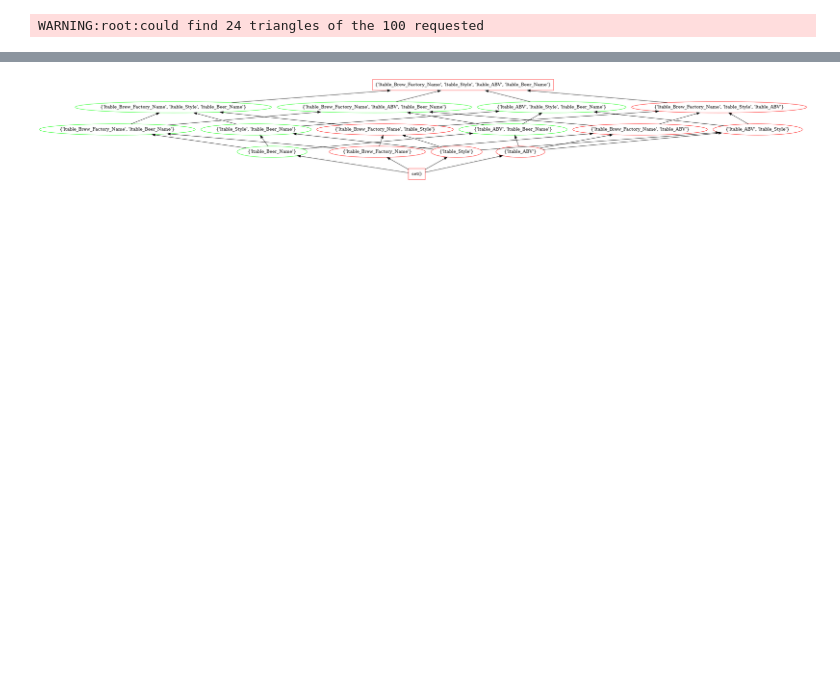
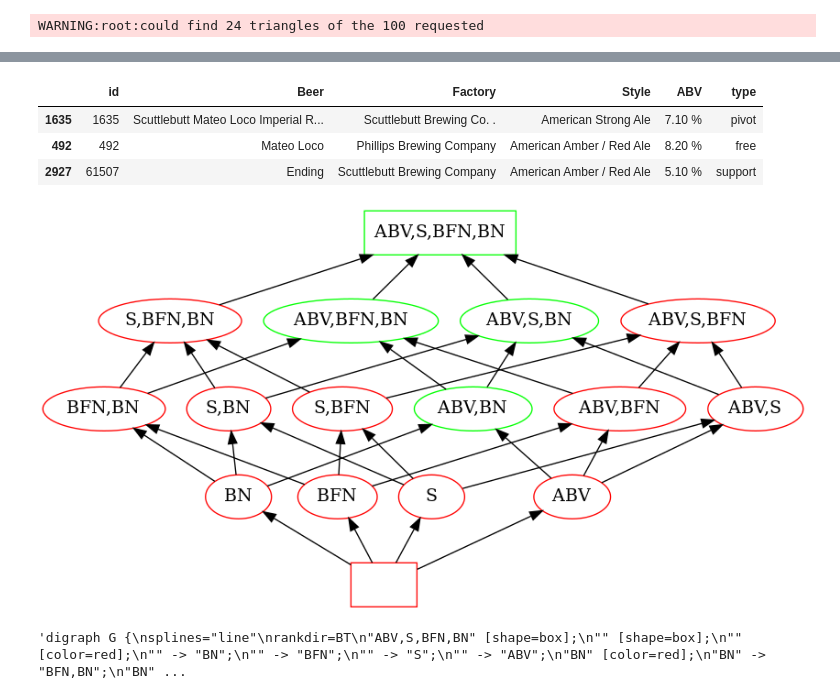
Before and after one commit to tteofili/certa, a Jupyter notebook: demo1_dm_beers.ipynb, the cells around one changed output, grey strips where cells are left out. Drawn from its saved outputs; the diff is of its cells as text; code cells hidden in the pictures; blank space fills up the shorter version.

```diff
--- a/demo1_dm_beers.ipynb
+++ b/demo1_dm_beers.ipynb
@@ -165,10 +205,24 @@ lattice.triangle
+# %%
+ldf = lattice.triangle.copy()
+ldf.columns=['id','Beer','Factory','Style','ABV','type']
+ldf.at[492,'Beer'] = 'Mateo Loco'
+ldf
+# %% [output]
+|  | id | Beer | Factory | Style | ABV | type |
+| 1635 | 1635 | Scuttlebutt Mateo Loco Imperial R... | Scuttlebutt Brewing Co. . | American Strong Ale | 7.10 % | pivot |
+| 492 | 492 | Mateo Loco | Phillips Brewing Company | American Amber / Red Ale | 8.20 % | free |
+| 2927 | 61507 | Ending | Scuttlebutt Brewing Company | American Amber / Red Ale | 5.10 % | support |
 # %%
-
-
-dot_data = lattice.hasse()
-graph = graphviz.Source(dot_data)
-pydot_graph = pydotplus.graph_from_dot_data(dot_data)
-
-Image(pydot_graph.create_png())
+def show_lattice(lattice, depth=-1):
+    dot_data = lattice.hasse(depth=depth)
+    graph = graphviz.Source(dot_data)
+    pydot_graph = pydotplus.graph_from_dot_data(dot_data)
+    return Image(pydot_graph.create_png())
-# %% [output]
-[figure, removed]
+# %%
+show_lattice(lattice)
+# %% [output]
+[figure, added]
+# %%
+lattice.hasse()
+# %% [output]
+'digraph G {\nsplines="line"\nrankdir=BT\n"ABV,S,BFN,BN" [shape=box];\n"" [shape=box];\n"" [color=red];\n"" -> "BN";\n"" -> "BFN";\n"" -> "S";\n"" -> "ABV";\n"BN" [color=red];\n"BN" -> "BFN,BN";\n"BN" ...
```
Also changed, not shown: parts of 13 cells of this notebook, 2 other files.
